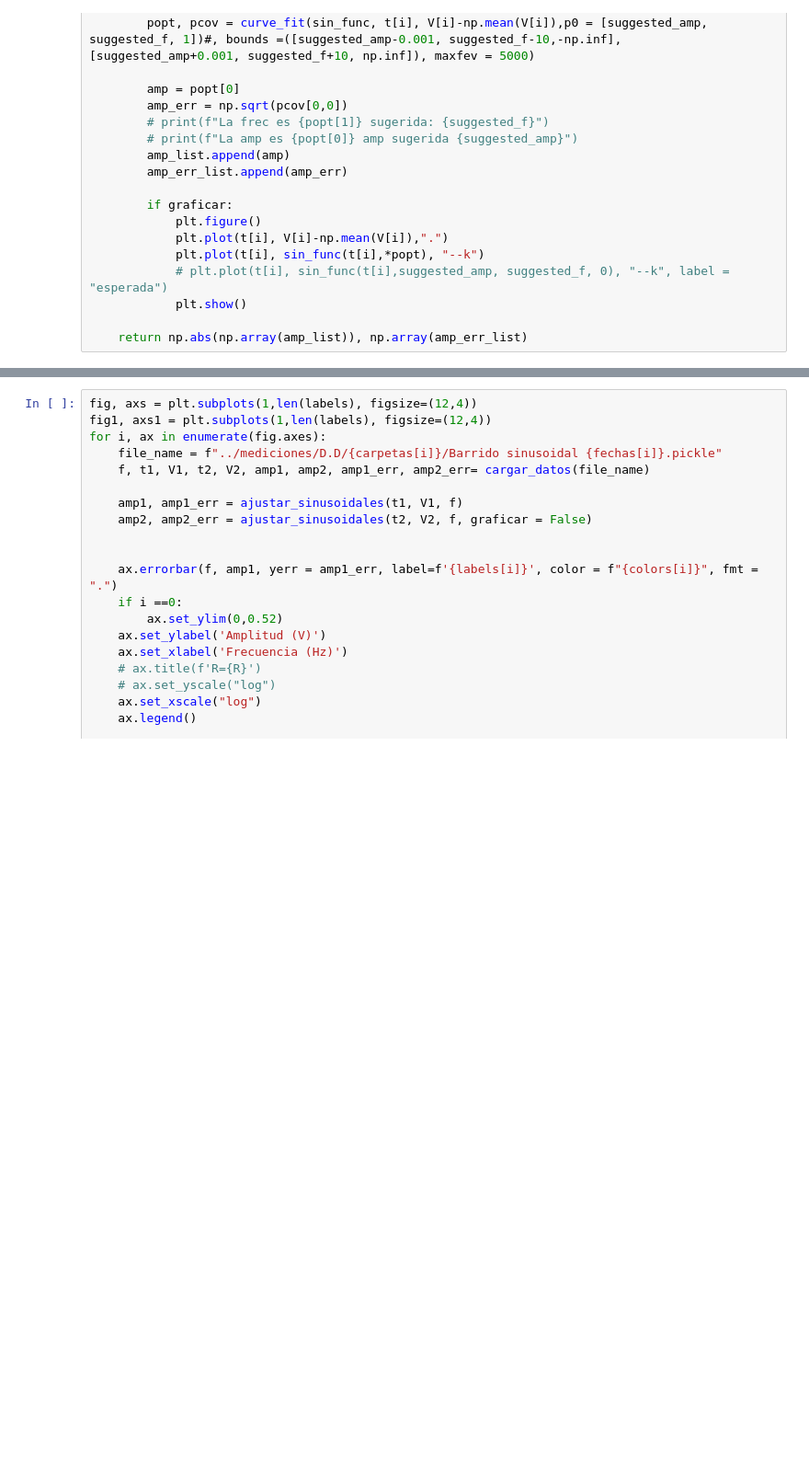
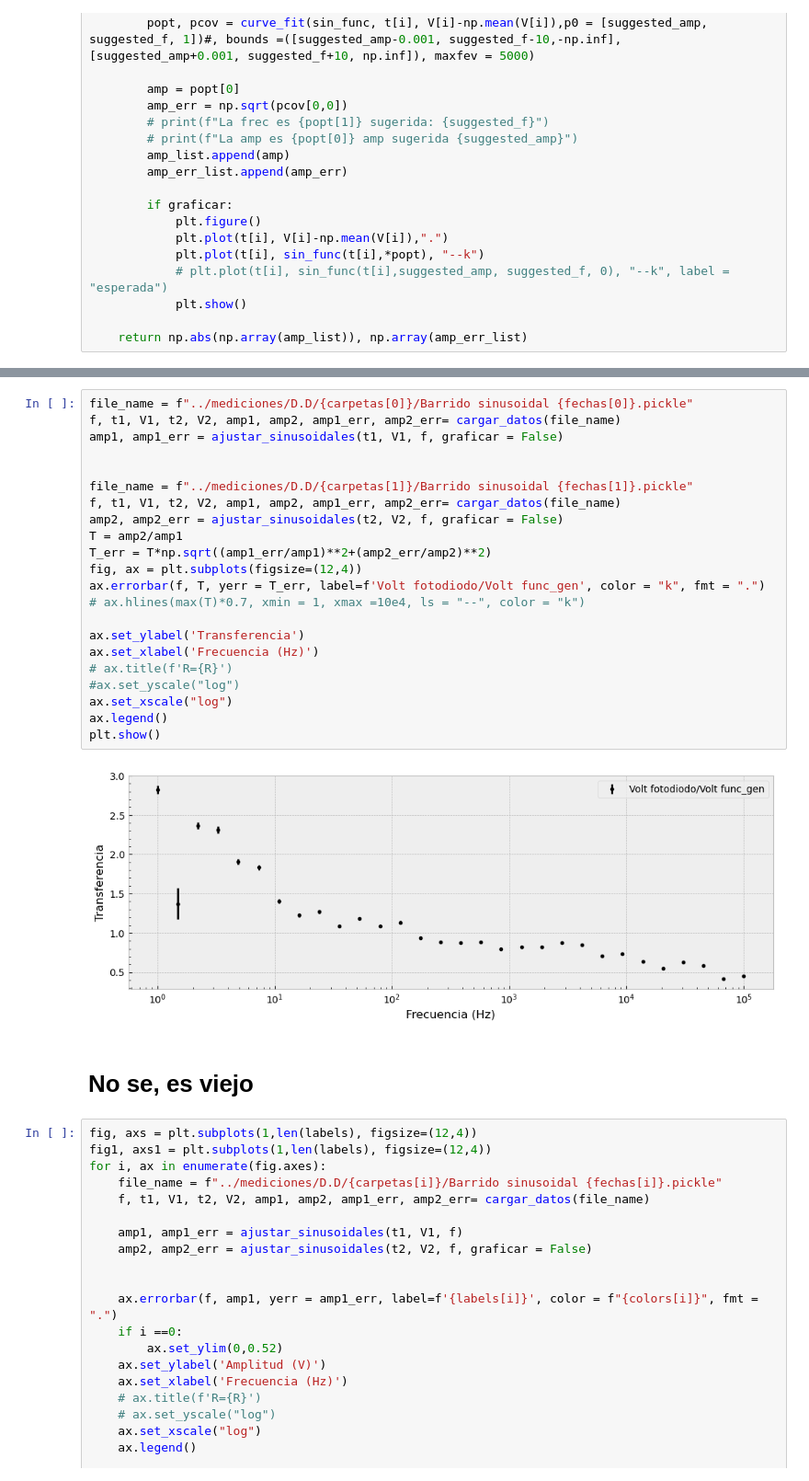
Before and after one commit to DelManuel/Magnetometro-optico, a Jupyter notebook: códigos/analisis_barrido_frecuencia.ipynb, the cells around one changed output, grey strips where cells are left out. Shown at 92% size. Cells and saved outputs as stored; diff of their text form; blank space fills up the shorter version.

Commit message:
fotodiodo sale relativamente bien

```diff
--- a/códigos/analisis_barrido_frecuencia.ipynb
+++ b/códigos/analisis_barrido_frecuencia.ipynb
@@ -144,3 +139,29 @@ plt.show()
+# %%
+file_name = f"../mediciones/D.D/{carpetas[0]}/Barrido sinusoidal {fechas[0]}.pickle"
+f, t1, V1, t2, V2, amp1, amp2, amp1_err, amp2_err= cargar_datos(file_name)
+amp1, amp1_err = ajustar_sinusoidales(t1, V1, f, graficar = False)
+
+
+file_name = f"../mediciones/D.D/{carpetas[1]}/Barrido sinusoidal {fechas[1]}.pickle"
+f, t1, V1, t2, V2, amp1, amp2, amp1_err, amp2_err= cargar_datos(file_name)
+amp2, amp2_err = ajustar_sinusoidales(t2, V2, f, graficar = False)
+T = amp2/amp1
+T_err = T*np.sqrt((amp1_err/amp1)**2+(amp2_err/amp2)**2)
+fig, ax = plt.subplots(figsize=(12,4))
+ax.errorbar(f, T, yerr = T_err, label=f'Volt fotodiodo/Volt func_gen', color = "k", fmt = ".")
+# ax.hlines(max(T)*0.7, xmin = 1, xmax =10e4, ls = "--", color = "k")
+
+ax.set_ylabel('Transferencia')
+ax.set_xlabel('Frecuencia (Hz)')
+# ax.title(f'R={R}')
+#ax.set_yscale("log")
+ax.set_xscale("log")
+ax.legend()
+plt.show()
+# %% [output]
+[figure, added]
+# %% [markdown]
+# No se, es viejo
 # %%
 fig, axs = plt.subplots(1,len(labels), figsize=(12,4))
 fig1, axs1 = plt.subplots(1,len(labels), figsize=(12,4))
```
Also changed, not shown: parts of 1 cell of this notebook, 3 other files.
